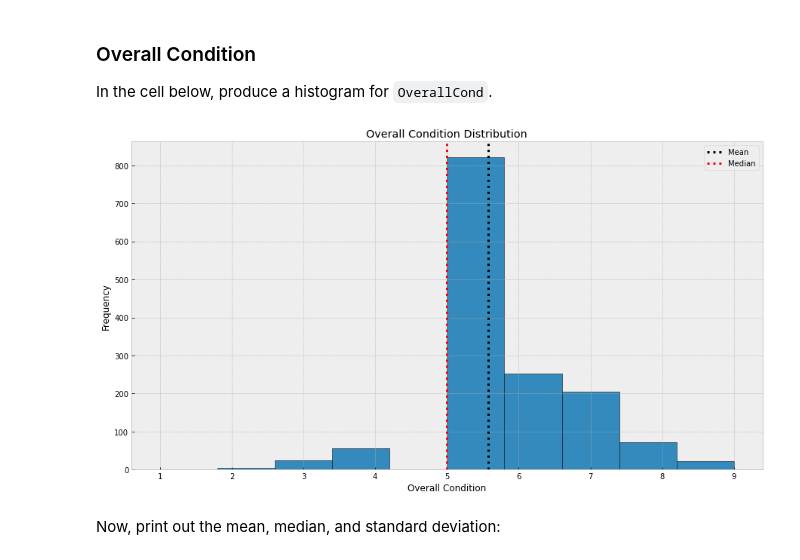
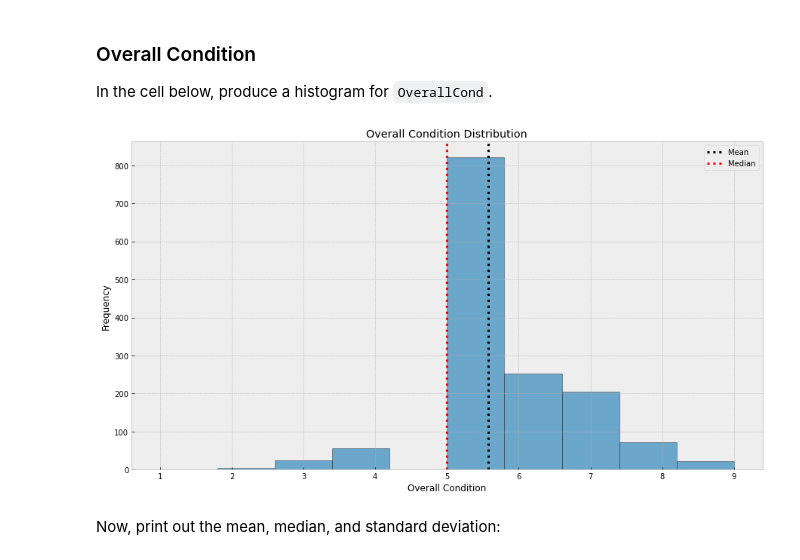
Before and after one commit to Brian-Kanyenje/dsc-pandas-eda-lab, a Jupyter notebook: index.ipynb, the cells around one changed output. Drawn from its saved outputs; the diff is of its cells as text; code cells hidden in the pictures.

```diff
--- a/index.ipynb
+++ b/index.ipynb
@@ -276,15 +280,15 @@ In the cell below, produce a histogram for `OverallCond`.
 # %%
 # Your code here
 plt.figure(figsize=(15,8))
-df['OverallCond'].hist(bins=10, edgecolor='black')
+df['OverallCond'].hist(bins=10, edgecolor='black', alpha=0.7)
 plt.axvline(df['OverallCond'].mean(), linewidth=3, linestyle=':', color='black', label='Mean')
 plt.axvline(df['OverallCond'].median(), linewidth=3, linestyle=':', color='red', label='Median')
 plt.xlabel('Overall Condition')
 plt.ylabel('Frequency')
 plt.title('Overall Condition Distribution')
 plt.legend();
 # %% [output]
-[figure, old version]
+[figure, new version]
 # %% [markdown]
 Now, print out the mean, median, and standard deviation:
 # %%
```
Also changed, not shown: parts of 16 cells of this notebook.
